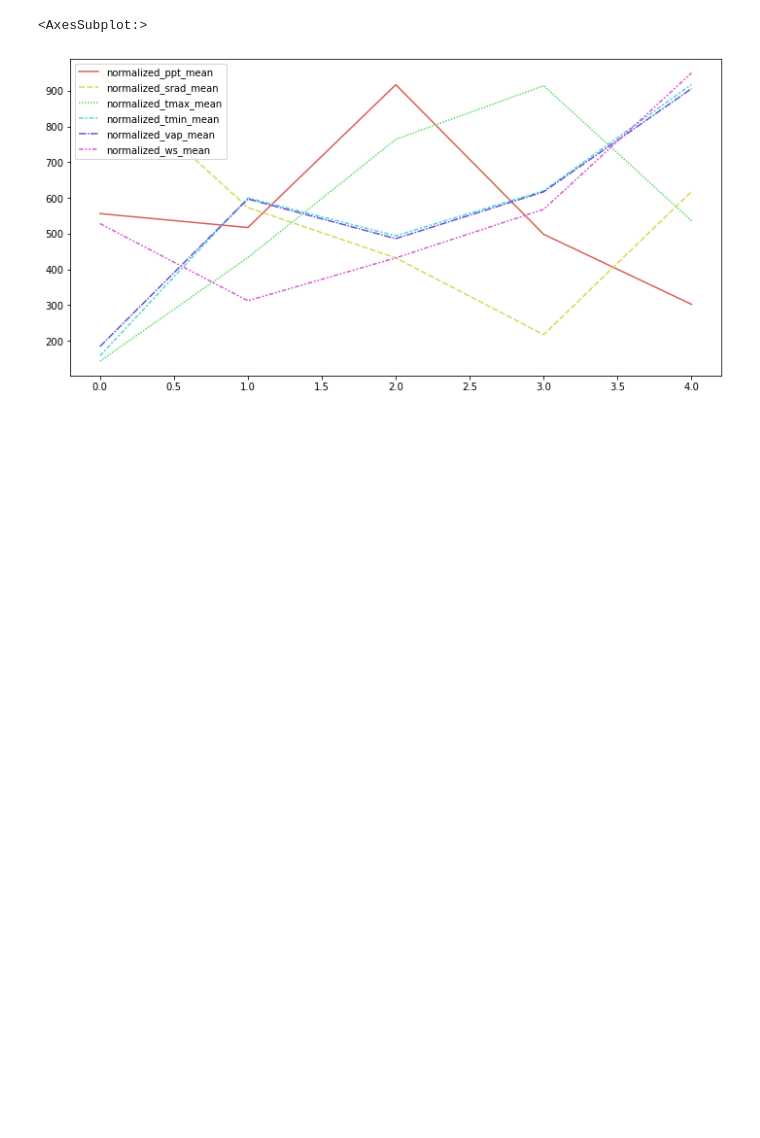
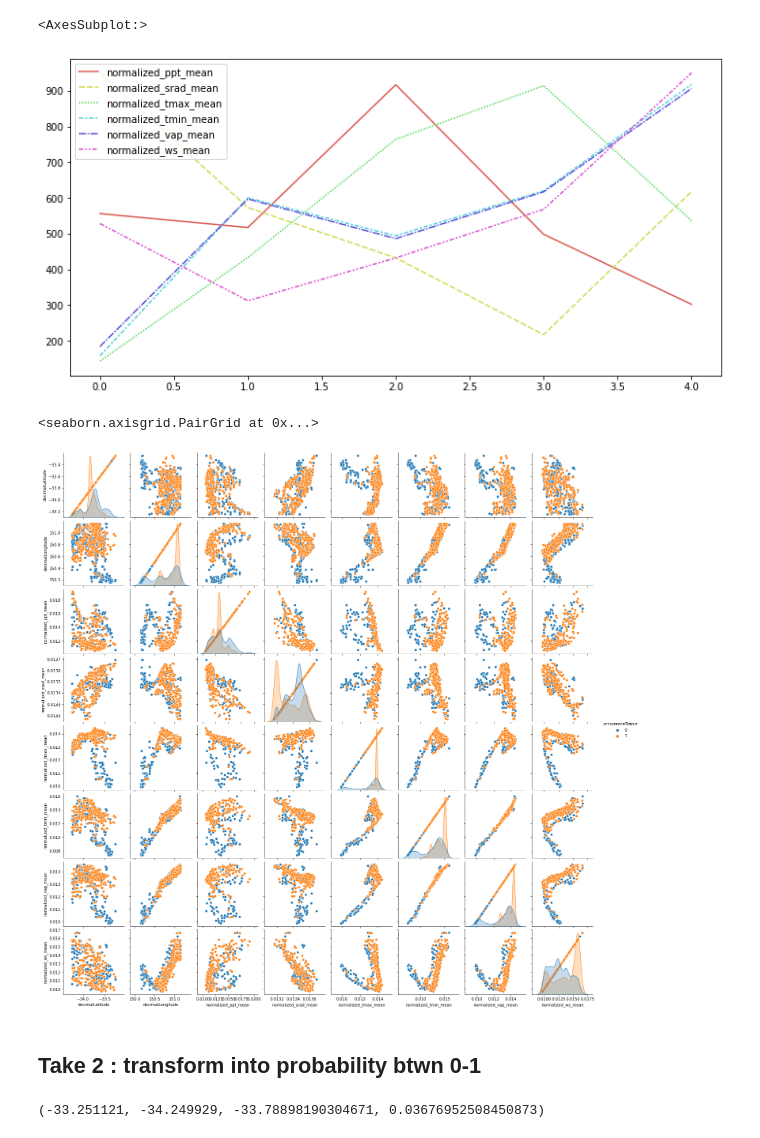
Before and after one commit to YiyaoL/EY-Challenge, a Jupyter notebook: benchmark_EDA_1.ipynb, the cells around one changed output. Cells and saved outputs as stored; diff of their text form; code cells hidden in the pictures; blank space fills up the shorter version.

Commit message:
Add files via upload
added pairplot & histogram

```diff
--- a/benchmark_EDA_1.ipynb
+++ b/benchmark_EDA_1.ipynb
@@ -150,3 +151,14 @@ sns.lineplot(data = q5df,legend = 'full', palette = palette)
 # %% [output]
 <AxesSubplot:>
 [figure]
+# %%
+g = sns.pairplot(data = df2, hue = "occurrenceStatus")
+# %% [output]
+<seaborn.axisgrid.PairGrid at 0x...>
+[figure, added]
+# %% [markdown]
+## Take 2 : transform into probability btwn 0-1
+# %%
+(df2['decimalLatitude'].max(),df2['decimalLatitude'].min(),df2['decimalLatitude'].mean(),df2['decimalLatitude'].var())
+# %% [output]
+(-33.251121, -34.249929, -33.78898190304671, 0.03676952508450873)
```
Also changed, not shown: parts of 4 cells of this notebook.
